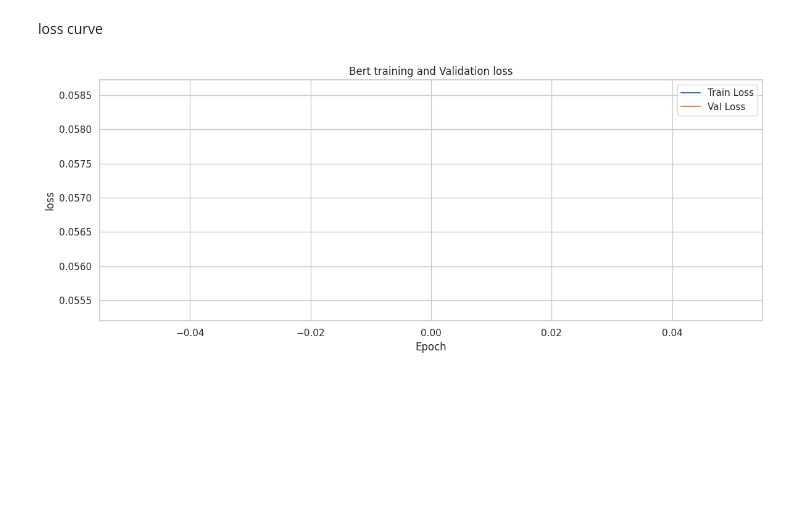
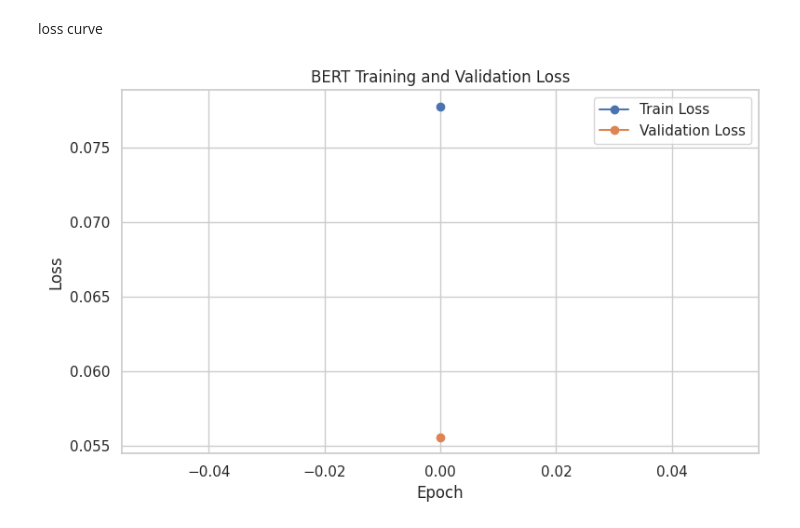
Before and after one commit to tanishataranoon/MY_ML_project, a Jupyter notebook: toxic_text_classification_comparison_.ipynb, the cells around one changed output. Drawn from its saved outputs; the diff is of its cells as text; code cells hidden in the pictures; blank space fills up the shorter version.

```diff
--- a/toxic_text_classification_comparison_.ipynb
+++ b/toxic_text_classification_comparison_.ipynb
@@ -1714,12 +1770,28 @@ print(os.listdir())
 # %% [markdown]
 loss curve
 # %%
-plt.plot(bert_train_losses, label='Train Loss')
-plt.plot(bert_val_losses, label='Val Loss')
-plt.title('Bert training and Validation loss')
-plt.xlabel('Epoch'); plt.ylabel('loss'); plt.legend()
-plt.tight_layout()
-plt.savefig('bert_loss_curve.png', dpi=150, bbox_inches='tight')
-plt.show()
+# plt.plot(bert_train_losses, label='Train Loss')
+# plt.plot(bert_val_losses, label='Val Loss')
+# plt.title('Bert training and Validation loss')
+# plt.xlabel('Epoch'); plt.ylabel('loss'); plt.legend()
+# plt.tight_layout()
+# plt.savefig('bert_loss_curve.png', dpi=150, bbox_inches='tight')
+# plt.show()
-# %% [output]
-[figure, removed]
+# %%
+plt.figure(figsize=(8,5))
+
+plt.plot(bert_train_losses, marker='o', label='Train Loss')
+plt.plot(bert_val_losses, marker='o', label='Validation Loss')
+
+plt.title('BERT Training and Validation Loss')
+plt.xlabel('Epoch')
+plt.ylabel('Loss')
+
+plt.legend()
+plt.grid(True)
+
+plt.tight_layout()
+plt.savefig('bert_loss_curve.png', dpi=150, bbox_inches='tight')
+plt.show()
+# %% [output]
+[figure, added]
```
Also changed, not shown: parts of 47 cells of this notebook.
